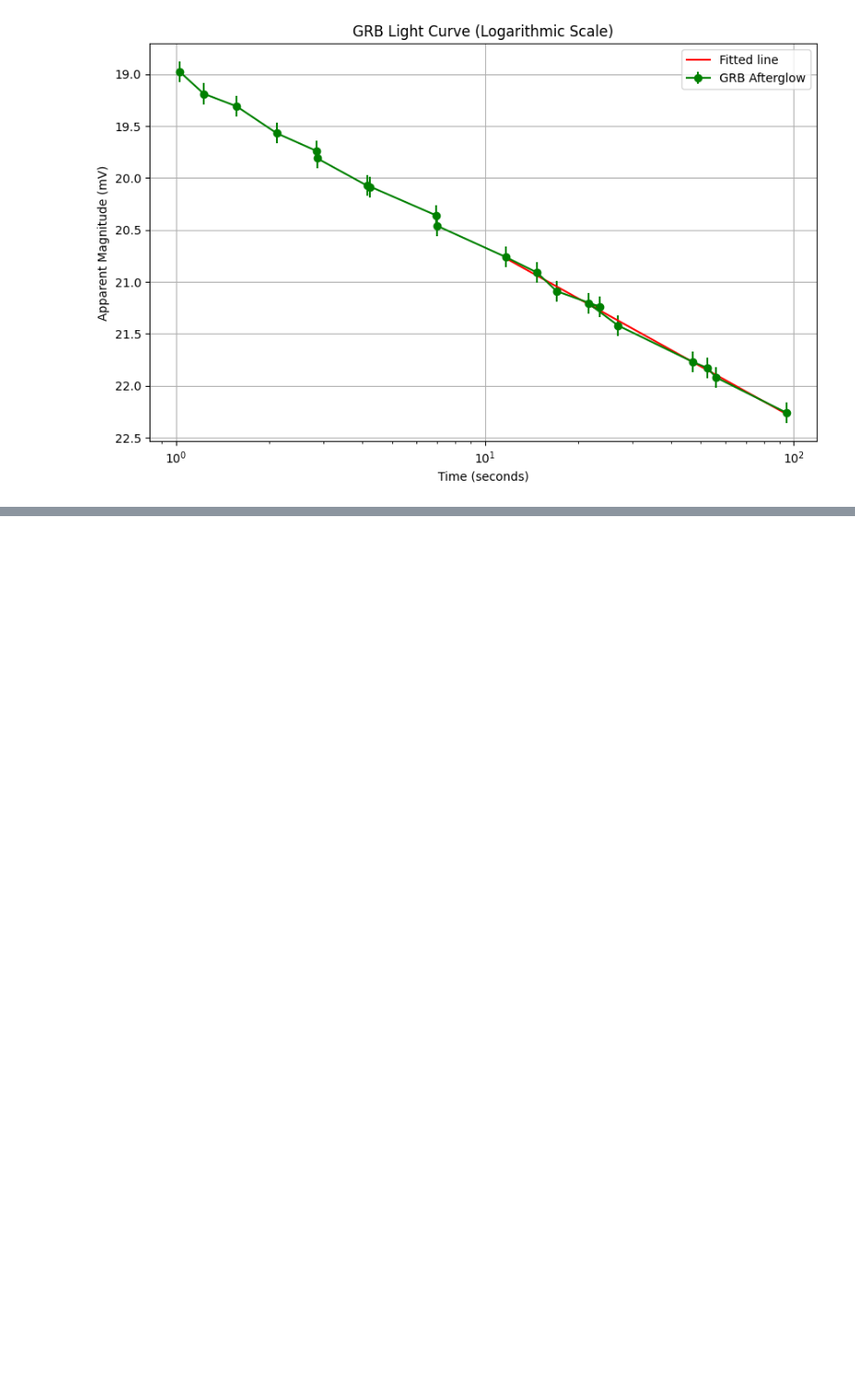
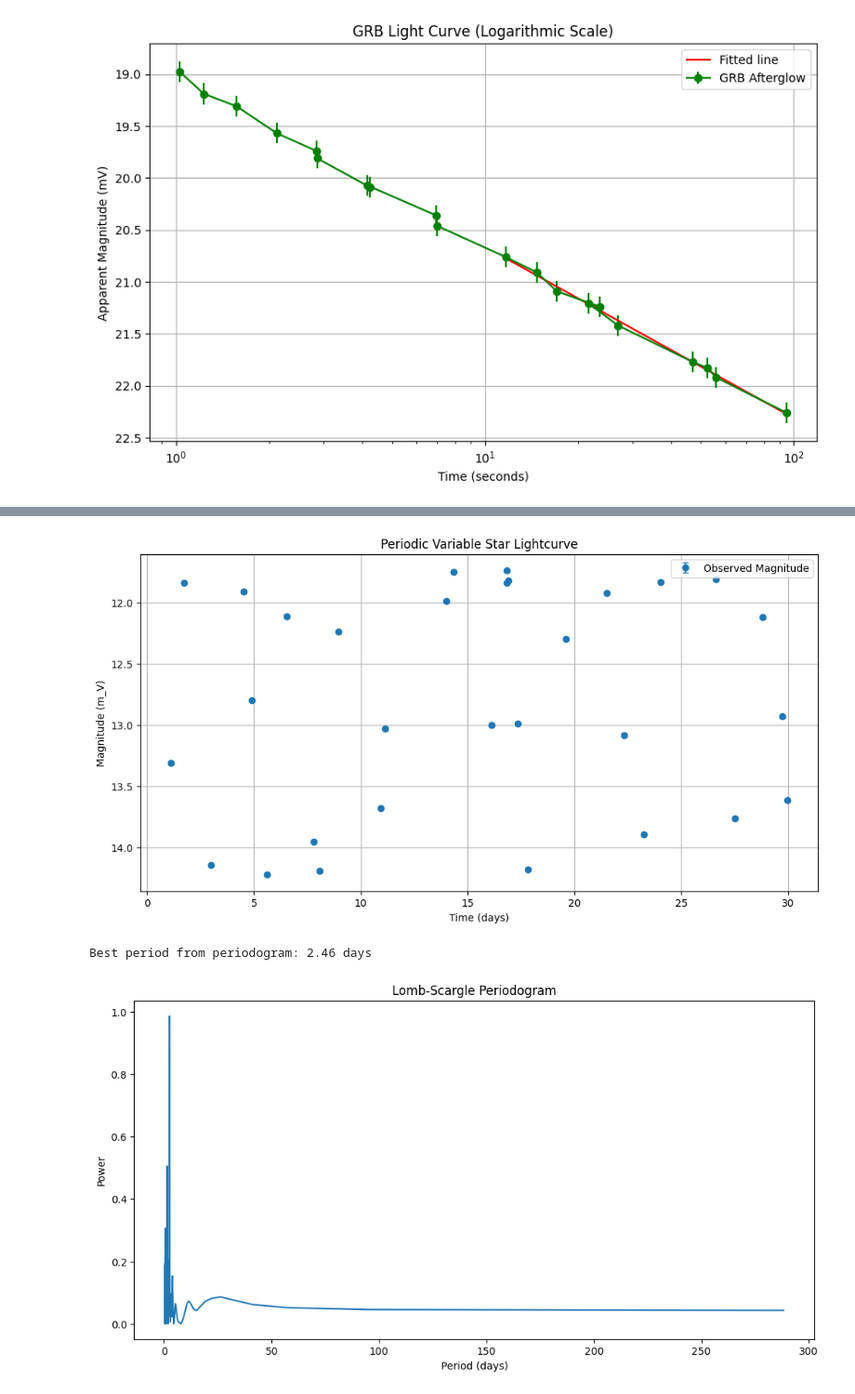
Before and after one commit to Fr4nc3/astrophysics-exercises, a Jupyter notebook: time-domain/time-domain.ipynb, the cells around one changed output, grey strips where cells are left out. Shown at 93% size. Drawn from its saved outputs; the diff is of its cells as text; code cells hidden in the pictures; blank space fills up the shorter version.

```diff
--- a/time-domain/time-domain.ipynb
+++ b/time-domain/time-domain.ipynb
@@ -5270,0 +5433,67 @@ Fitted value of a: -0.66
+# %%
+import matplotlib.pyplot as plt
+import pandas as pd
+from scipy.signal import find_peaks
+from astropy.timeseries import LombScargle
+
+# Given photometry data for the periodic variable star
+periodic_data = {
+    "Time_days": [1.13, 1.72, 2.98, 4.51, 4.90, 5.63, 6.53, 7.81, 8.08, 8.96,
+                  10.92, 11.14, 13.99, 14.33, 16.13, 16.83, 16.85, 16.89, 17.34, 17.84,
+                  19.59, 21.52, 22.33, 23.23, 24.03, 26.63, 27.52, 28.82, 29.73, 29.96],
+    "m_V_mag": [13.31, 11.84, 14.14, 11.91, 12.80, 14.22, 12.11, 13.95, 14.19, 12.24,
+                13.68, 13.03, 11.99, 11.75, 13.00, 11.74, 11.84, 11.82, 12.99, 14.18,
+                12.30, 11.92, 13.08, 13.89, 11.83, 11.81, 13.76, 12.12, 12.93, 13.61]
+}
+
+# Creating a DataFrame
+df_periodic = pd.DataFrame(periodic_data)
+
+# Plotting the lightcurve with error bars (0.01 mag)
+plt.figure(figsize=(12, 6))
+plt.errorbar(df_periodic['Time_days'], df_periodic['m_V_mag'], yerr=0.01, fmt='o', capsize=3, label='Observed Magnitude')
+plt.xlabel('Time (days)')
+plt.ylabel('Magnitude (m_V)')
+plt.title('Periodic Variable Star Lightcurve')
+plt.gca().invert_yaxis()  # Inverting y-axis for magnitude scale
+plt.legend()
+plt.grid(True)
+plt.show()
+
+# --- Periodogram analysis ---
+
+frequency, power = LombScargle(df_periodic['Time_days'], df_periodic['m_V_mag']).autopower()
+period = 1 / frequency
+
+# Find the period with the highest power
+best_period = period[np.argmax(power)]
+
+print(f"Best period from periodogram: {best_period:.2f} days")
+
+# Plot the periodogram
+plt.figure(figsize=(12, 6))
+plt.plot(period, power)
+plt.xlabel('Period (days)')
+plt.ylabel('Power')
+plt.title('Lomb-Scargle Periodogram')
+plt.show()
+
+# --- Folding the light curve with the best period ---
+
+df_periodic['Phase'] = (df_periodic['Time_days'] % best_period) / best_period
+
+# Plotting the folded lightcurve over two full phases
+plt.figure(figsize=(12, 6))
+plt.errorbar(df_periodic['Phase'], df_periodic['m_V_mag'], yerr=0.01, fmt='o', capsize=3, label='Folded Lightcurve')
+plt.errorbar(df_periodic['Phase'] + 1, df_periodic['m_V_mag'], yerr=0.01, fmt='o', capsize=3)  # Second phase
+plt.xlabel('Phase')
+plt.ylabel('Magnitude (m_V)')
+plt.title('Folded Lightcurve of Periodic Variable Star (Two Phases)')
+plt.gca().invert_yaxis()  # Inverting y-axis for magnitude scale
+plt.legend()
+plt.grid(True)
+plt.show()
+# %% [output]
+[figure, added]
+Best period from periodogram: 2.46 days
+[figure, added]
```
Also changed, not shown: parts of 7 cells of this notebook.
